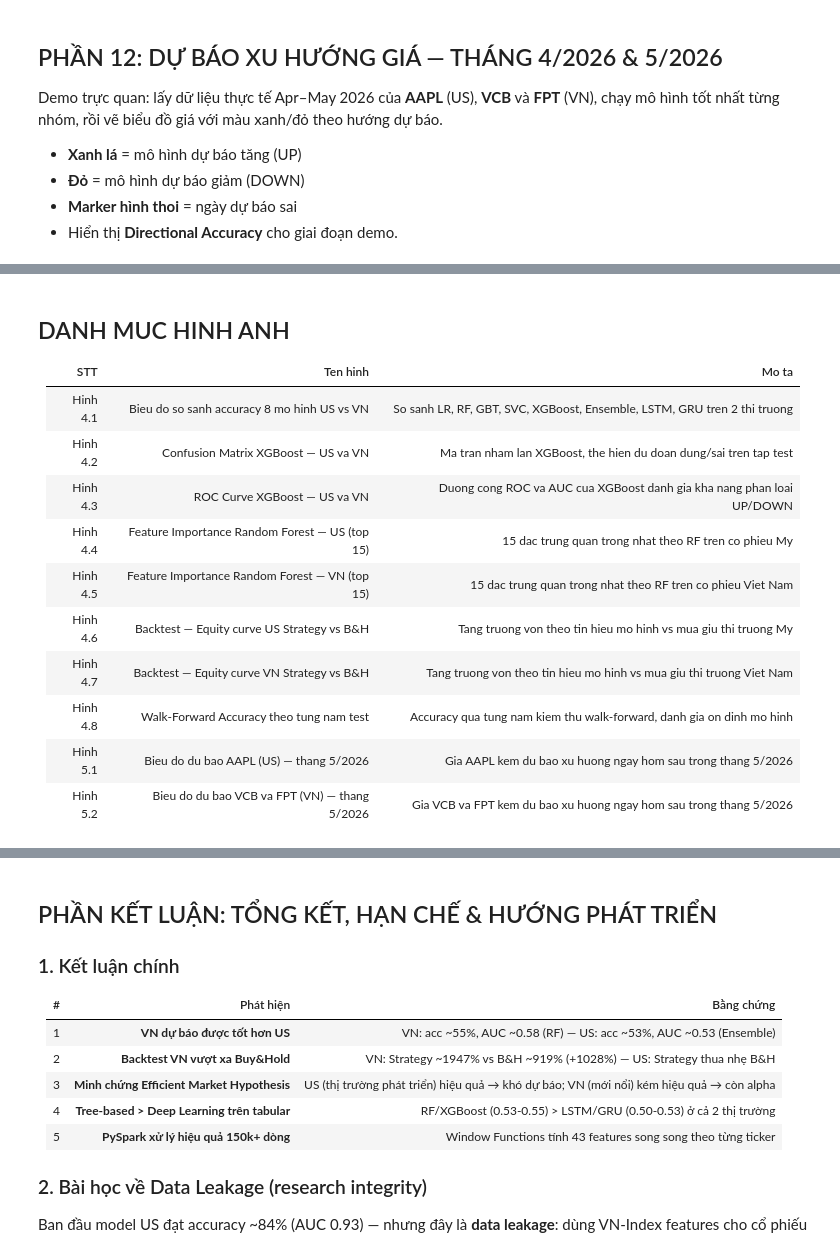
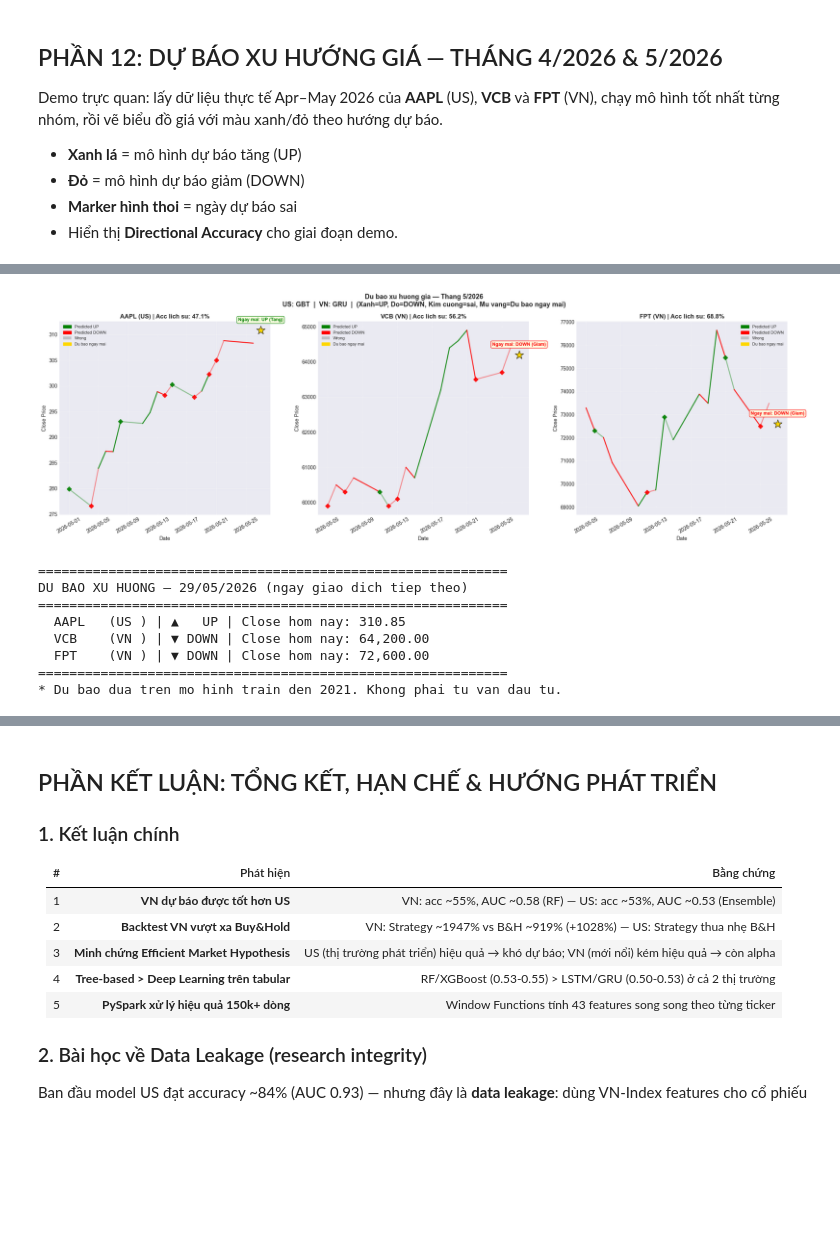
Before and after one commit to vinh27012004/DoAnTotNgiep, a Jupyter notebook: Stock_Analysis_PySpark.ipynb, the cells around one changed output, grey strips where cells are left out. Drawn from its saved outputs; the diff is of its cells as text; code cells hidden in the pictures; blank space fills up the shorter version.

```diff
--- a/Stock_Analysis_PySpark.ipynb
+++ b/Stock_Analysis_PySpark.ipynb
@@ -1975,0 +2045,30 @@ Năm 2020 (COVID) thường khó dự báo hơn do biến động bất thườn
+# %%
+print('\n' + '=' * 70)
+print('BAO CAO TONG HOP — US vs VN STOCK ANALYSIS')
+print('=' * 70)
+
+groups = [
+    (res_us, res_us_xgb, res_us_dl, bt_us, best_us_name, best_us_acc),
+    (res_vn, res_vn_xgb, res_vn_dl, bt_vn, best_vn_name, best_vn_acc),
+]
+for res, res_xgb, res_dl, bt, winner, win_acc in groups:
+    m       = res['market']
+    best_k  = max(res['metrics'], key=lambda k: res['metrics'][k]['accuracy'])
+    best_acc= res['metrics'][best_k]['accuracy']
+    best_auc= res['metrics'][best_k]['auc']
+    xgb_acc = res_xgb['accuracy']
+    xgb_auc = res_xgb['auc']
+    best_dl = max(res_dl['metrics'], key=lambda k: res_dl['metrics'][k]['accuracy'])
+    dl_acc  = res_dl['metrics'][best_dl]['accuracy']
+    dl_auc  = res_dl['metrics'][best_dl]['auc']
+
+    print(f'\n  {m} STOCKS  ({res["n_train"]:,d} train | {res["n_test"]:,d} test)')
+    print(f'  Best Spark   : {best_k:<10}  Acc={best_acc:.4f}  AUC={best_auc:.4f}')
+    print(f'  XGBoost      :             Acc={xgb_acc:.4f}  AUC={xgb_auc:.4f}')
+    print(f'  Best DL      : {best_dl:<10}  Acc={dl_acc:.4f}  AUC={dl_auc:.4f}')
+    print(f'  -> Winner    : {winner:<10}  Acc={win_acc:.4f}')
+    print(f'  Backtest     : Strategy {bt["Strategy%"].sum():.1f}%  vs  B&H {bt["B&H%"].sum():.1f}%')
+
+print('\n' + '=' * 70)
+print('HOAN THANH')
+print('=' * 70)
@@ -2185,6 +2460,10 @@ def compute_features_pandas(df_raw):
     df['price_vs_ma5']  = close / ma5  - 1
     df['price_vs_ma20'] = close / ma20 - 1
     df['price_vs_ma50'] = close / ma50 - 1
+    df['ma5_vs_ma20']  = ma5  / (ma20 + 1e-9) - 1
+    df['ma20_vs_ma50'] = ma20 / (ma50 + 1e-9) - 1
+    hl_range = (high - low) / (close + 1e-9)
+    df['hl_ratio']     = hl_range.rolling(5).mean() / (hl_range.rolling(20).mean() + 1e-9)
     df['momentum_5']    = close / close.shift(5)  - 1
     df['momentum_10']   = close / close.shift(10) - 1
 
@@ -2476,6 +2780,7 @@ import pandas as pd
 
 fig, axes = plt.subplots(1, 3, figsize=(21, 7))
 fig.suptitle(f'Du bao xu huong gia — Thang {date.today().month}/{date.today().year}\n'
+             f'US: {best_us_name}  |  VN: {best_vn_name}  |  '
              '(Xanh=UP, Do=DOWN, Kim cuong=sai, Mu vang=Du bao ngay mai)',
              fontsize=13, fontweight='bold')
 
@@ -2545,45 +2850,40 @@ for ax, sym, grp in zip(axes, tickers, group_labels):
     err_patch  = mpatches.Patch(facecolor='gray', alpha=0.4, label='Wrong')
     star_patch = mpatches.Patch(color='gold', label='Du bao ngay mai')
     ax.legend(handles=[up_patch, down_patch, err_patch, star_patch],
               fontsize=8, loc='best')
 
 plt.tight_layout()
 plt.show()
 
 # ── Bang tom tat du bao ngay mai ─────────────────────────────────────────────
 from datetime import date, timedelta
 import numpy as np
 
 tomorrow = date.today() + timedelta(days=1)
 # Neu ngay mai la thu 7 hoac CN thi lay thu 2
 while tomorrow.weekday() >= 5:
     tomorrow += timedelta(days=1)
 
 print('\n' + '='*60)
 print(f'DU BAO XU HUONG — {tomorrow.strftime("%d/%m/%Y")} (ngay giao dich tiep theo)')
 print('='*60)
 for sym, grp in zip(tickers, group_labels):
     pred  = next_day_preds.get(sym, -1)
     arrow = '  UP' if pred == 1 else 'DOWN'
     icon  = '▲' if pred == 1 else '▼'
     df_f  = demo_results[sym]
     last_close = df_f['close'].iloc[-1]
     print(f'  {sym:<6} ({grp:<3}) | {icon} {arrow} | Close hom nay: {last_close:,.2f}')
 
 print('='*60)
 print('* Du bao dua tren mo hinh train den 2021. Khong phai tu van dau tu.')
+# %% [output]
+[figure, added]
+============================================================
+DU BAO XU HUONG — 29/05/2026 (ngay giao dich tiep theo)
+============================================================
+  AAPL   (US ) | ▲   UP | Close hom nay: 310.85
+  VCB    (VN ) | ▼ DOWN | Close hom nay: 64,200.00
+  FPT    (VN ) | ▼ DOWN | Close hom nay: 72,600.00
+============================================================
+* Du bao dua tren mo hinh train den 2021. Khong phai tu van dau tu.
-# %% [markdown]
-## DANH MUC HINH ANH
-
-| STT | Ten hinh | Mo ta |
-|-----|----------|-------|
-| Hinh 4.1 | Bieu do so sanh accuracy 8 mo hinh US vs VN | So sanh LR, RF, GBT, SVC, XGBoost, Ensemble, LSTM, GRU tren 2 thi truong |
-| Hinh 4.2 | Confusion Matrix XGBoost — US va VN | Ma tran nham lan XGBoost, the hien du doan dung/sai tren tap test |
-| Hinh 4.3 | ROC Curve XGBoost — US va VN | Duong cong ROC va AUC cua XGBoost danh gia kha nang phan loai UP/DOWN |
-| Hinh 4.4 | Feature Importance Random Forest — US (top 15) | 15 dac trung quan trong nhat theo RF tren co phieu My |
-| Hinh 4.5 | Feature Importance Random Forest — VN (top 15) | 15 dac trung quan trong nhat theo RF tren co phieu Viet Nam |
-| Hinh 4.6 | Backtest — Equity curve US Strategy vs B&H | Tang truong von theo tin hieu mo hinh vs mua giu thi truong My |
-| Hinh 4.7 | Backtest — Equity curve VN Strategy vs B&H | Tang truong von theo tin hieu mo hinh vs mua giu thi truong Viet Nam |
-| Hinh 4.8 | Walk-Forward Accuracy theo tung nam test | Accuracy qua tung nam kiem thu walk-forward, danh gia on dinh mo hinh |
-| Hinh 5.1 | Bieu do du bao AAPL (US) — thang 5/2026 | Gia AAPL kem du bao xu huong ngay hom sau trong thang 5/2026 |
-| Hinh 5.2 | Bieu do du bao VCB va FPT (VN) — thang 5/2026 | Gia VCB va FPT kem du bao xu huong ngay hom sau trong thang 5/2026 |
```
Also changed, not shown: parts of 31 cells of this notebook, 39 other files.
